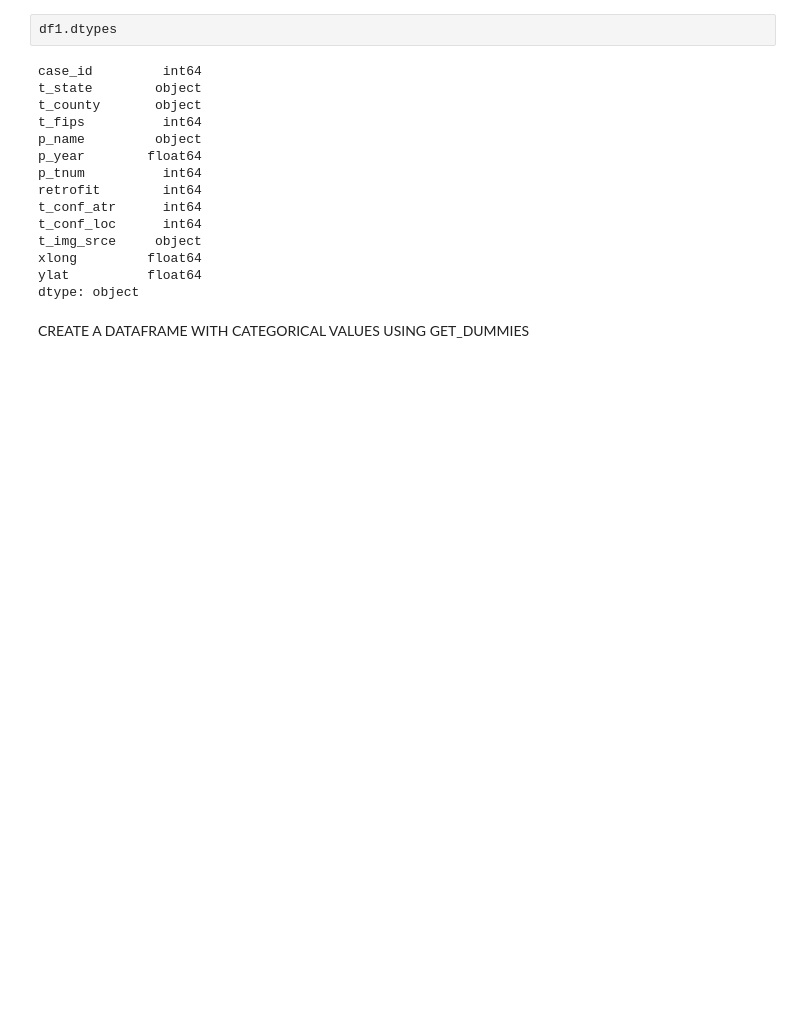
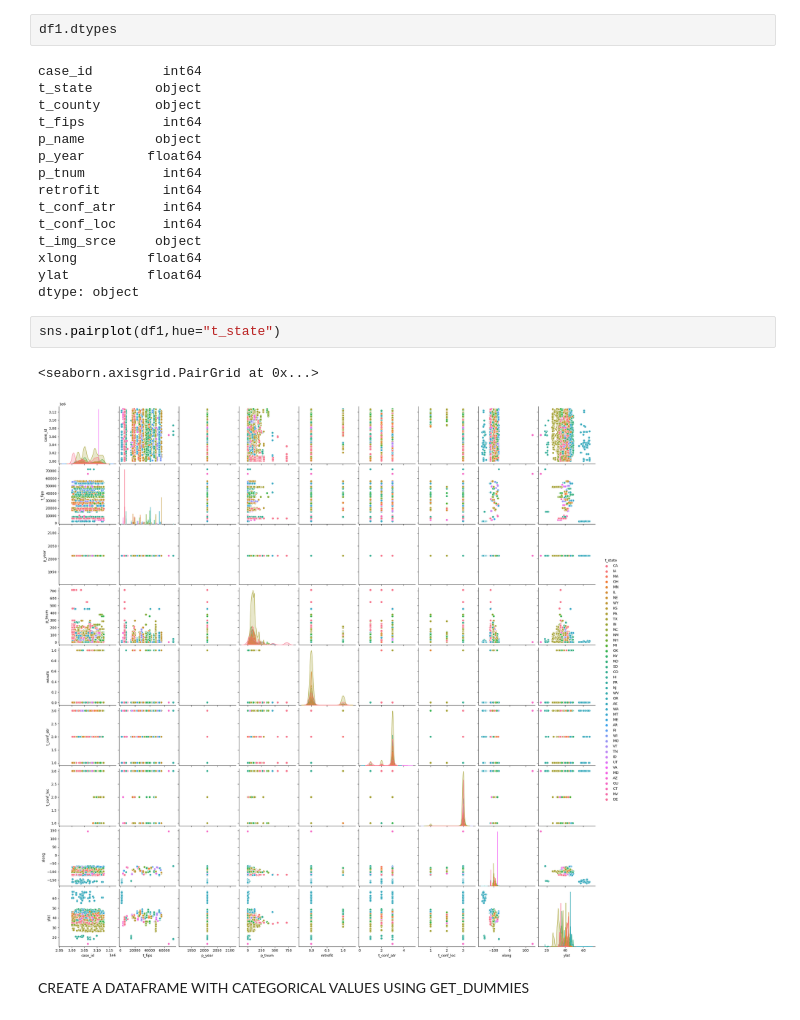
Before and after one commit to ABHAY1937/-ML, a Jupyter notebook: U_S_Wind_Turbine_Database_(USGS).ipynb, the cells around one changed output. Saved outputs shown, nothing was run; the diff lists cells and outputs as text; blank space fills up the shorter version.

```diff
--- a/U_S_Wind_Turbine_Database_(USGS).ipynb
+++ b/U_S_Wind_Turbine_Database_(USGS).ipynb
@@ -496,6 +518,11 @@ t_img_srce     object
 xlong         float64
 ylat          float64
 dtype: object
+# %%
+sns.pairplot(df1,hue="t_state")
+# %% [output]
+<seaborn.axisgrid.PairGrid at 0x...>
+[figure, added]
 # %% [markdown]
 CREATE A DATAFRAME WITH CATEGORICAL VALUES USING GET_DUMMIES
 # %%
```
Also changed, not shown: parts of 4 cells of this notebook.
